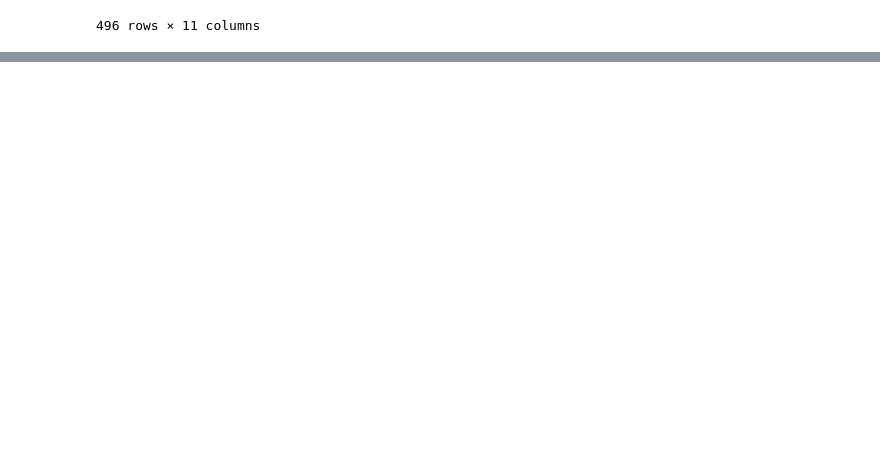
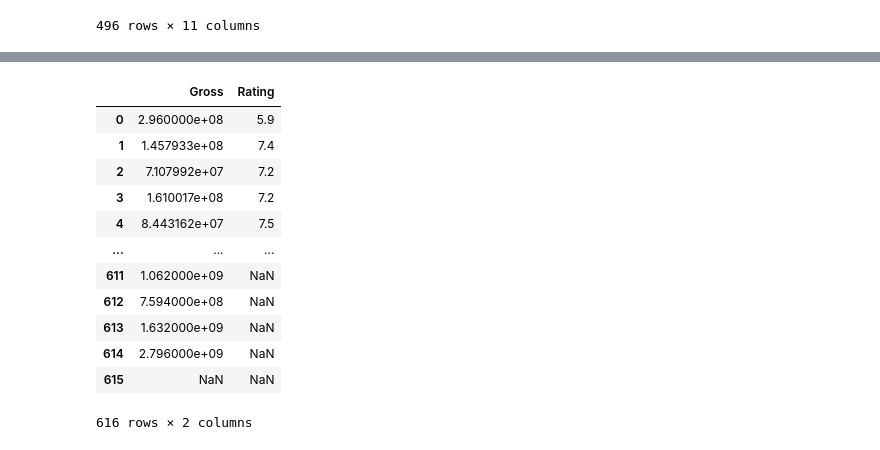
Before and after one commit to MieveO/python-intro, a Jupyter notebook: Panda pounding.ipynb, the cells around one changed output, grey strips where cells are left out. Drawn from its saved outputs; the diff is of its cells as text; code cells hidden in the pictures; blank space fills up the shorter version.

```diff
--- a/Panda pounding.ipynb
+++ b/Panda pounding.ipynb
@@ -95,0 +142,16 @@ df[["Gross","Rating"]]
+# %%
+df[[ "Gross","Rating"]]
+# %% [output]
+|  | Gross | Rating |
+| 0 | 2.960000e+08 | 5.9 |
+| 1 | 1.457933e+08 | 7.4 |
+| 2 | 7.107992e+07 | 7.2 |
+| 3 | 1.610017e+08 | 7.2 |
+| 4 | 8.443162e+07 | 7.5 |
+| ... | ... | ... |
+| 611 | 1.062000e+09 | NaN |
+| 612 | 7.594000e+08 | NaN |
+| 613 | 1.632000e+09 | NaN |
+| 614 | 2.796000e+09 | NaN |
+| 615 | NaN | NaN |
+616 rows × 2 columns
```
Also changed, not shown: parts of 7 cells of this notebook, 1 other file.
